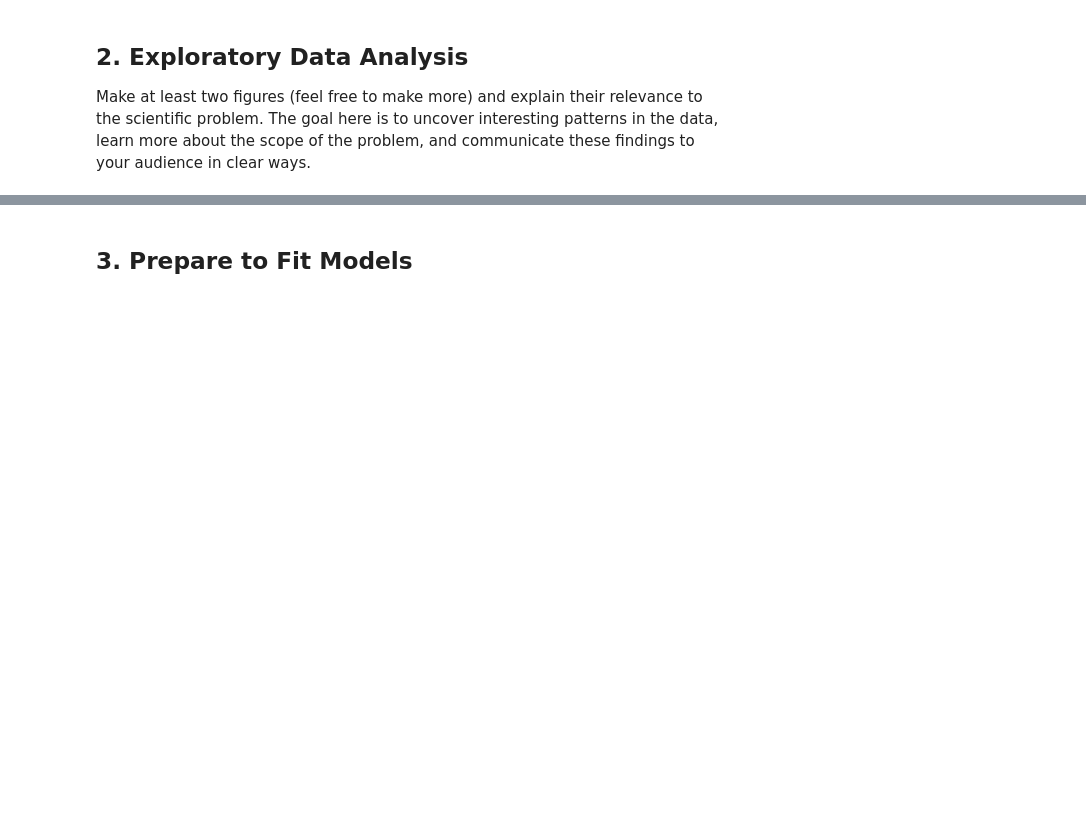
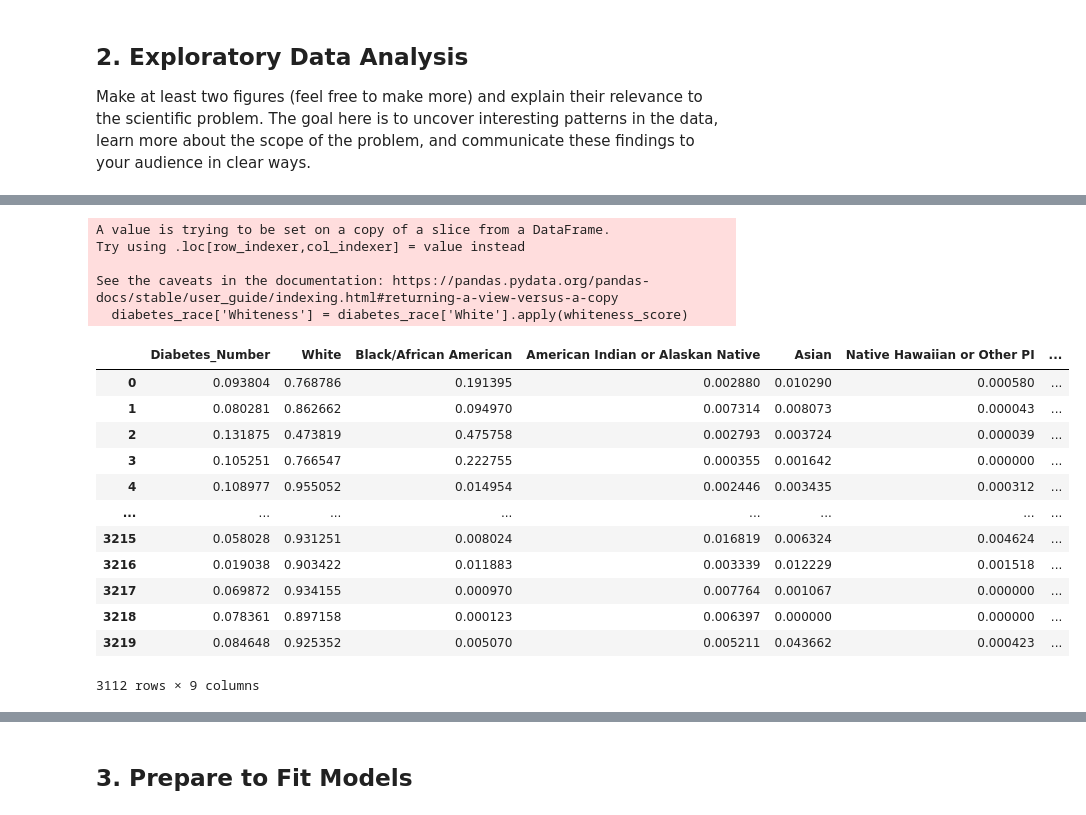
Before and after one commit to nereidagra/Computational-Social-Science-Projects, a Jupyter notebook: Project 2/Project 2 Students.ipynb, the cells around one changed output, grey strips where cells are left out. Cells and saved outputs as stored; diff of their text form; code cells hidden in the pictures; blank space fills up the shorter version.

```diff
--- a/Project 2/Project 2 Students.ipynb
+++ b/Project 2/Project 2 Students.ipynb
@@ -416,0 +463,41 @@ Make at least two figures (feel free to make more) and explain their relevance t
+# %%
+
+
+# Function for whiteness, best I can think of to do right now
+def whiteness_score(White):
+    if White >= .8:
+        return 5 #Majority White
+    elif White >= .6:
+        return 4 #Mostly White
+    elif White >= .4:
+        return 3 #Mixed White and Non-White
+    elif White >= .2:
+        return 2 #Mostly Non-White
+    else:
+        return 1 #Majority non-White
+
+
+#add to race df. again a warning here, I guess it's going to do this whenever I add a column this way.
+#Is there a different practice that would be better?
+diabetes_race['Whiteness'] = diabetes_race['White'].apply(whiteness_score)
+
+diabetes_race
+# %% [output]
+A value is trying to be set on a copy of a slice from a DataFrame.
+Try using .loc[row_indexer,col_indexer] = value instead
+
+See the caveats in the documentation: https://pandas.pydata.org/pandas-docs/stable/user_guide/indexing.html#returning-a-view-versus-a-copy
+  diabetes_race['Whiteness'] = diabetes_race['White'].apply(whiteness_score)
+|  | Diabetes_Number | White | Black/African American | American Indian or Alaskan Native | Asian | Native Hawaiian or Other PI | ... |
+| 0 | 0.093804 | 0.768786 | 0.191395 | 0.002880 | 0.010290 | 0.000580 | ... |
+| 1 | 0.080281 | 0.862662 | 0.094970 | 0.007314 | 0.008073 | 0.000043 | ... |
+| 2 | 0.131875 | 0.473819 | 0.475758 | 0.002793 | 0.003724 | 0.000039 | ... |
+| 3 | 0.105251 | 0.766547 | 0.222755 | 0.000355 | 0.001642 | 0.000000 | ... |
+| 4 | 0.108977 | 0.955052 | 0.014954 | 0.002446 | 0.003435 | 0.000312 | ... |
+| ... | ... | ... | ... | ... | ... | ... | ... |
+| 3215 | 0.058028 | 0.931251 | 0.008024 | 0.016819 | 0.006324 | 0.004624 | ... |
+| 3216 | 0.019038 | 0.903422 | 0.011883 | 0.003339 | 0.012229 | 0.001518 | ... |
+| 3217 | 0.069872 | 0.934155 | 0.000970 | 0.007764 | 0.001067 | 0.000000 | ... |
+| 3218 | 0.078361 | 0.897158 | 0.000123 | 0.006397 | 0.000000 | 0.000000 | ... |
+| 3219 | 0.084648 | 0.925352 | 0.005070 | 0.005211 | 0.043662 | 0.000423 | ... |
+3112 rows × 9 columns
```
Also changed, not shown: parts of 9 cells of this notebook.
